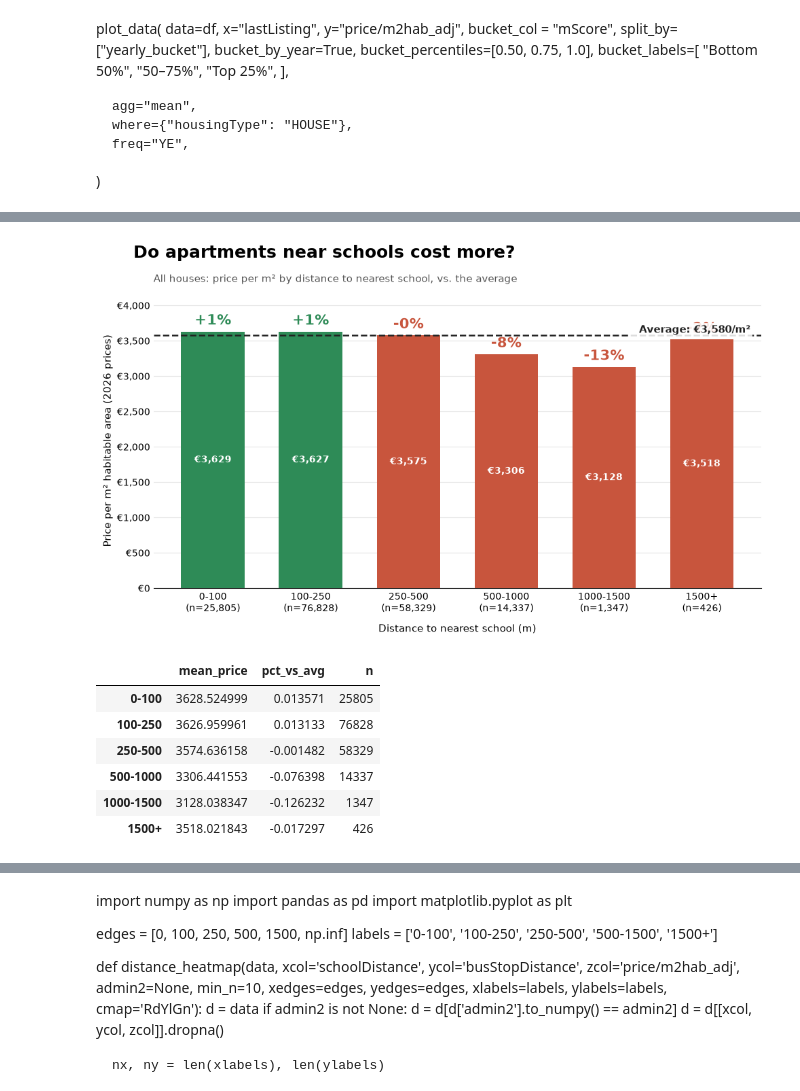
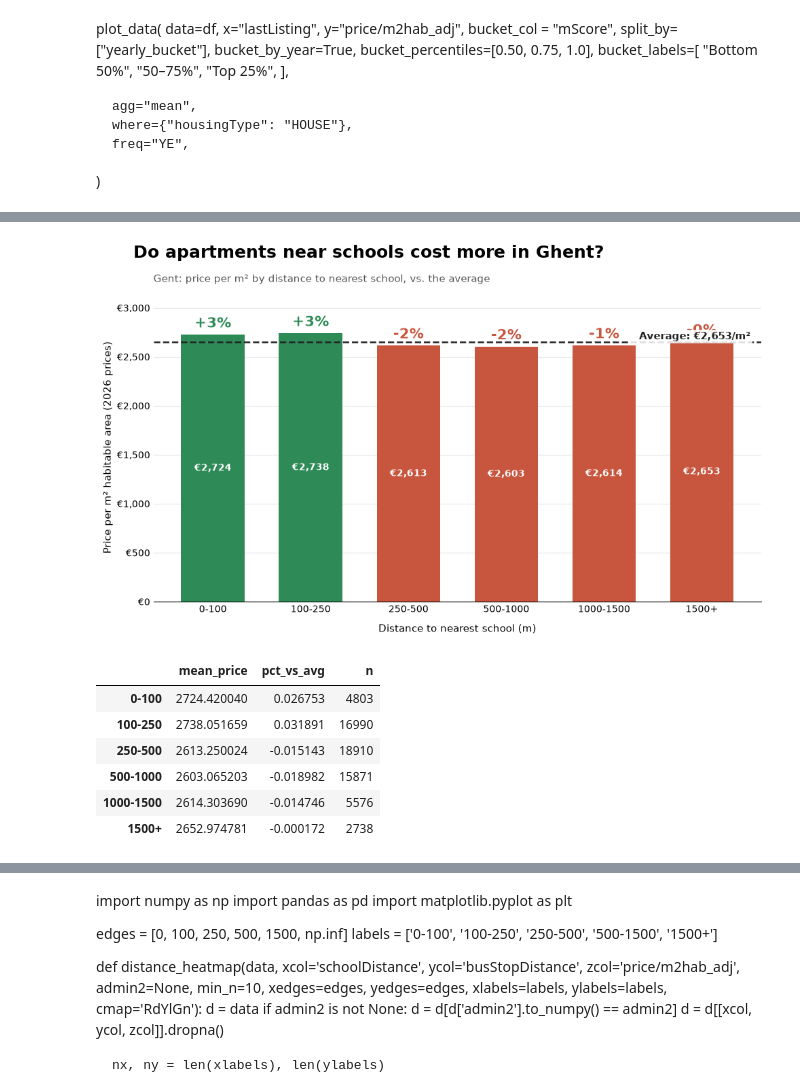
Before and after one commit to fedramoeykens/MBF_assignments, a Jupyter notebook: Assignment1_notebook.ipynb, the cells around one changed output, grey strips where cells are left out. Saved outputs shown, nothing was run; the diff lists cells and outputs as text; code cells hidden in the pictures.

```diff
--- a/Assignment1_notebook.ipynb
+++ b/Assignment1_notebook.ipynb
@@ -197,6 +197,14 @@ Total                  243953  296389  540342
 # --- Remove all observations with admin2 == "Brugge" ------------------------
 # We remove these as Brugge is neither part of Oost-Vlaanderen nor Brussels
 data_realo = data_realo[data_realo["admin2"] != "Brugge"]
+# %%
+data_realo = data_realo.drop([ 'way', 'hasGarden', 'estimatedGardenArea', 'isNewBuild',
+       'buildYear', 'renovationYear', 'energyConsumption', 'certificateDate',
+       'eLevel', 'kLevel', 'heatingType', 'floodProneLocation',
+       'numberOfBedrooms', 'numberOfBathrooms', 'numberOfToilets',
+       'numberOfFloors', 'floor','buildingCondition', 'cadastralIncome', 'secondaryHousingType','hasSingleGlass',
+       'hasDoubleGlass', 'hasSolarPanels', 'hasSwimmingPool',
+       'hasCentralHeating', 'hasSolarBoiler','detachment', 'numberOfSides','hasCentralHeating', 'hasSolarBoiler','districtId'],axis=1)
 # %%
 # ---------------------------------------------------------------------------
 # 3. Plot price distribution
@@ -1730,43 +1861,46 @@ def school_distance_bar(data, xcol='schoolDistance', zcol='price/m2hab_adj',
     top = np.nanmax(mean)
     for i, (m, p, cnt) in enumerate(zip(mean, pct, n)):
         if np.isnan(m):
+            ax.text(i, overall * 0.04, f'n={cnt}\n(too few)', ha='center', va='bottom',
+                    fontsize=9, color='#999999')
             continue
         ax.text(i, m + top * 0.015, f'{p:+.0%}', ha='center', va='bottom',
                 fontsize=15, fontweight='bold', color=up_color if p >= 0 else down_color)
         ax.text(i, m / 2, f'€{m:,.0f}', ha='center', va='center',
                 fontsize=10, color='white', fontweight='bold')
 
     ax.set_xticks(x)
+    ax.set_xticklabels([f'{l}' for l, c in zip(xlabels, n)], fontsize=10)
     ax.set_xlabel('Distance to nearest school (m)', fontsize=11, labelpad=10)
     ax.set_ylabel('Price per m² habitable area (2026 prices)', fontsize=11)
     ax.yaxis.set_major_formatter(FuncFormatter(lambda v, _: f'€{v:,.0f}'))
     ax.set_ylim(0, top * 1.15)
 
     # clean look
     for sp in ['top', 'right', 'left']:
         ax.spines[sp].set_visible(False)
     ax.tick_params(axis='y', length=0)
     ax.tick_params(axis='x', length=0)
     ax.grid(axis='y', color='#E5E5E5', zorder=0)
 
-    main_title = title or 'Do apartments near schools cost more?'
+    main_title = title or 'Do apartments near schools cost more in Ghent?'
     fig.suptitle(main_title, x=0.06, y=0.98, ha='left', fontsize=18, fontweight='bold')
     sub = subtitle or (locality or admin2 or admin1 or 'All houses')
     ax.set_title(f'{sub}: price per m² by distance to nearest school, vs. the average',
                  loc='left', fontsize=11, color='#555555', pad=12)
 
     plt.tight_layout()
     plt.show()
     return pd.DataFrame({'mean_price': mean, 'pct_vs_avg': pct, 'n': n}, index=xlabels)
 
-tbl = school_distance_bar(df[df['housingType']=='APARTMENT'])
+tbl = school_distance_bar(df[df['housingType'] == 'HOUSE'],admin2='Gent')
 tbl
 # %% [output]
-[figure, old version]
+[figure, new version]
 |  | mean_price | pct_vs_avg | n |
-| 0-100 | 3628.524999 | 0.013571 | 25805 |
-| 100-250 | 3626.959961 | 0.013133 | 76828 |
-| 250-500 | 3574.636158 | -0.001482 | 58329 |
-| 500-1000 | 3306.441553 | -0.076398 | 14337 |
-| 1000-1500 | 3128.038347 | -0.126232 | 1347 |
-| 1500+ | 3518.021843 | -0.017297 | 426 |
+| 0-100 | 2724.420040 | 0.026753 | 4803 |
+| 100-250 | 2738.051659 | 0.031891 | 16990 |
+| 250-500 | 2613.250024 | -0.015143 | 18910 |
+| 500-1000 | 2603.065203 | -0.018982 | 15871 |
+| 1000-1500 | 2614.303690 | -0.014746 | 5576 |
+| 1500+ | 2652.974781 | -0.000172 | 2738 |
```
Also changed, not shown: parts of 24 cells of this notebook, 3 other files.
